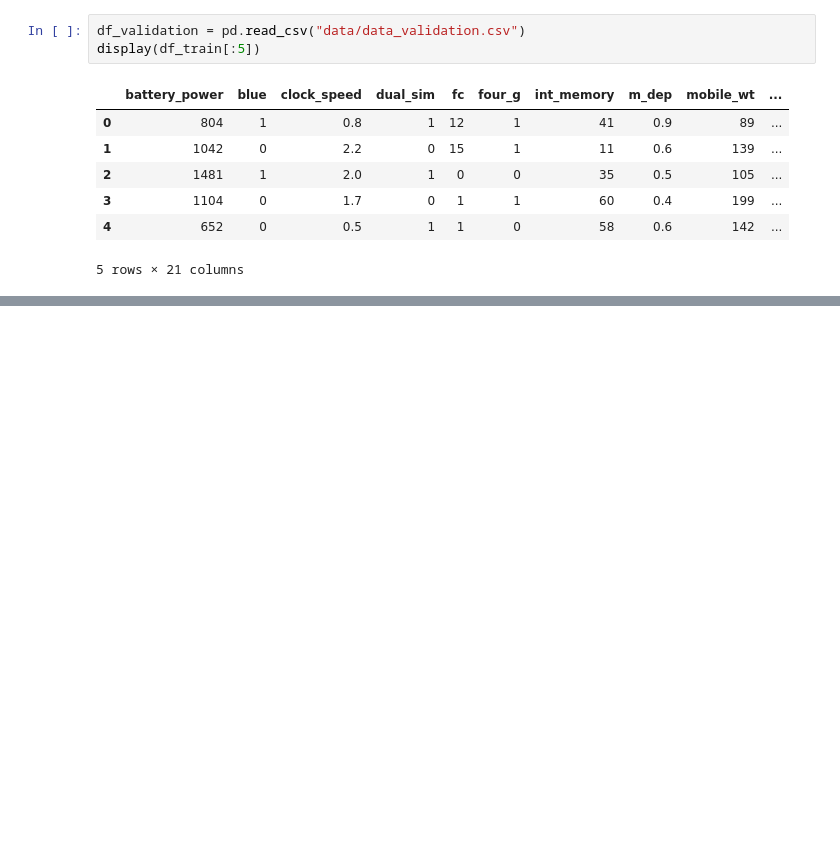
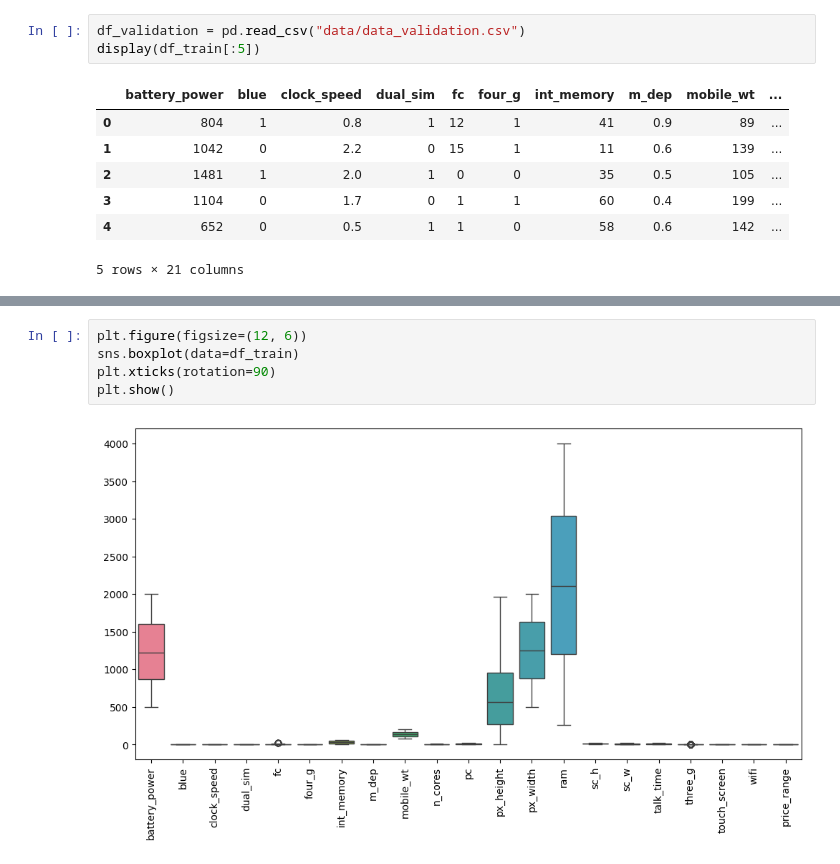
Before and after one commit to AustinPardosi/Tucil-2-AI, a Jupyter notebook: Tucil2_13521071_13521084.ipynb, the cells around one changed output, grey strips where cells are left out. Drawn from its saved outputs; the diff is of its cells as text; blank space fills up the shorter version.

```diff
--- a/Tucil2_13521071_13521084.ipynb
+++ b/Tucil2_13521071_13521084.ipynb
@@ -47,0 +162,7 @@ display(df_train[:5])
+# %%
+plt.figure(figsize=(12, 6))
+sns.boxplot(data=df_train)
+plt.xticks(rotation=90)
+plt.show()
+# %% [output]
+[figure, added]
```
Also changed, not shown: parts of 10 cells of this notebook.
